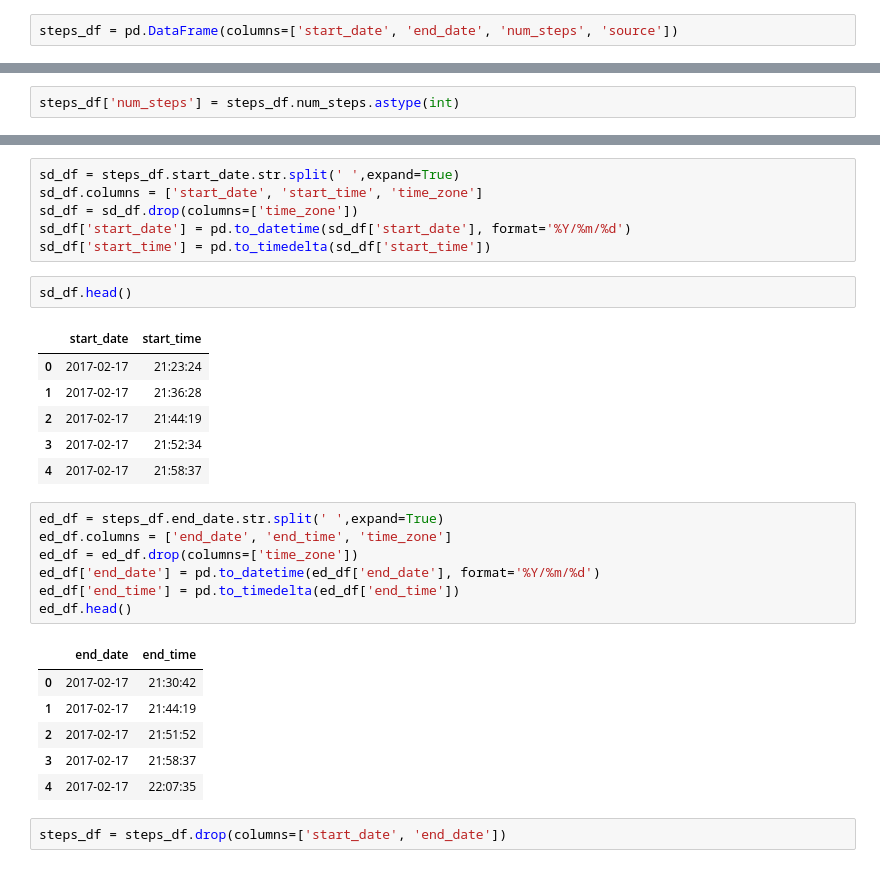
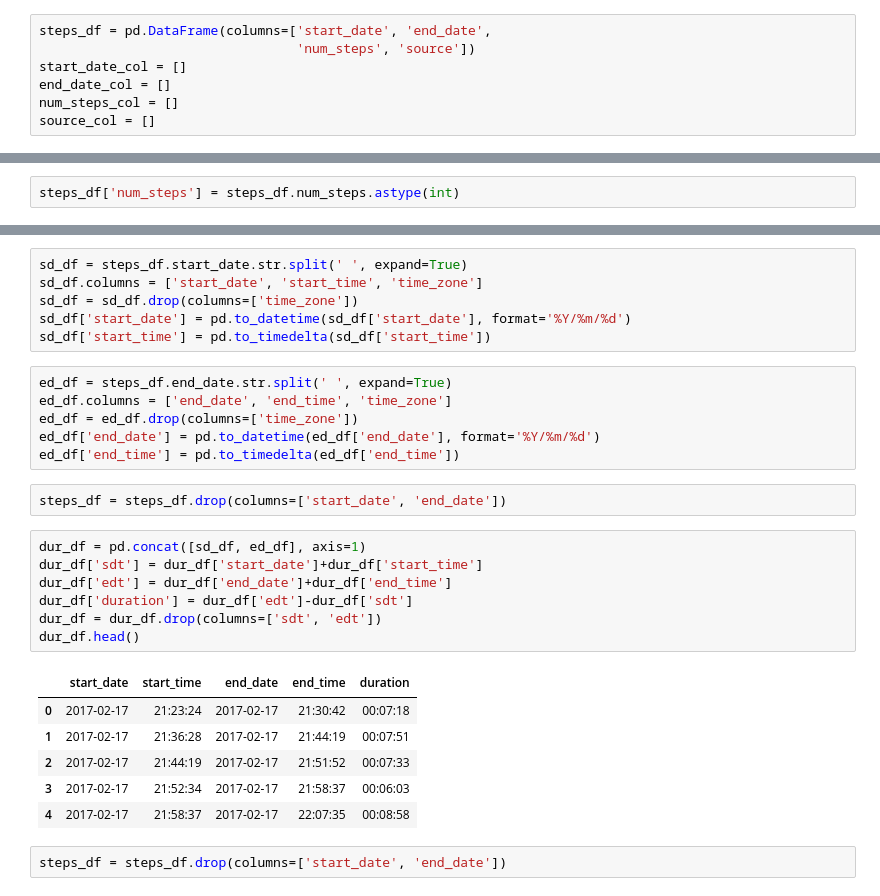
Before and after one commit to Data-is-life/Steps_Analysis, a Jupyter notebook: Steps_analysis.ipynb, the cells around one changed output, grey strips where cells are left out. Drawn from its saved outputs; the diff is of its cells as text.

```diff
--- a/Steps_analysis.ipynb
+++ b/Steps_analysis.ipynb
@@ -8,5 +9,10 @@ import ast
 # %%
-steps_df = pd.DataFrame(columns=['start_date', 'end_date', 'num_steps', 'source'])
+steps_df = pd.DataFrame(columns=['start_date', 'end_date',
+                                 'num_steps', 'source'])
+start_date_col = []
+end_date_col = []
+num_steps_col = []
+source_col = []
 # %%
 with open('./data/export.xml') as fp:
     soup = BeautifulSoup(fp, 'lxml-xml')
@@ -65,32 +33,31 @@ steps_df.head(20)
 # %%
-sd_df = steps_df.start_date.str.split(' ',expand=True)
+sd_df = steps_df.start_date.str.split(' ', expand=True)
 sd_df.columns = ['start_date', 'start_time', 'time_zone']
 sd_df = sd_df.drop(columns=['time_zone'])
 sd_df['start_date'] = pd.to_datetime(sd_df['start_date'], format='%Y/%m/%d')
 sd_df['start_time'] = pd.to_timedelta(sd_df['start_time'])
-# %%
-sd_df.head()
-# %% [output]
-|  | start_date | start_time |
-| 0 | 2017-02-17 | 21:23:24 |
-| 1 | 2017-02-17 | 21:36:28 |
-| 2 | 2017-02-17 | 21:44:19 |
-| 3 | 2017-02-17 | 21:52:34 |
-| 4 | 2017-02-17 | 21:58:37 |
 # %%
-ed_df = steps_df.end_date.str.split(' ',expand=True)
+ed_df = steps_df.end_date.str.split(' ', expand=True)
 ed_df.columns = ['end_date', 'end_time', 'time_zone']
 ed_df = ed_df.drop(columns=['time_zone'])
 ed_df['end_date'] = pd.to_datetime(ed_df['end_date'], format='%Y/%m/%d')
 ed_df['end_time'] = pd.to_timedelta(ed_df['end_time'])
-ed_df.head()
-# %% [output]
-|  | end_date | end_time |
-| 0 | 2017-02-17 | 21:30:42 |
-| 1 | 2017-02-17 | 21:44:19 |
-| 2 | 2017-02-17 | 21:51:52 |
-| 3 | 2017-02-17 | 21:58:37 |
-| 4 | 2017-02-17 | 22:07:35 |
 # %%
 steps_df = steps_df.drop(columns=['start_date', 'end_date'])
+# %%
+dur_df = pd.concat([sd_df, ed_df], axis=1)
+dur_df['sdt'] = dur_df['start_date']+dur_df['start_time']
+dur_df['edt'] = dur_df['end_date']+dur_df['end_time']
+dur_df['duration'] = dur_df['edt']-dur_df['sdt']
+dur_df = dur_df.drop(columns=['sdt', 'edt'])
+dur_df.head()
+# %% [output]
+|  | start_date | start_time | end_date | end_time | duration |
+| 0 | 2017-02-17 | 21:23:24 | 2017-02-17 | 21:30:42 | 00:07:18 |
+| 1 | 2017-02-17 | 21:36:28 | 2017-02-17 | 21:44:19 | 00:07:51 |
+| 2 | 2017-02-17 | 21:44:19 | 2017-02-17 | 21:51:52 | 00:07:33 |
+| 3 | 2017-02-17 | 21:52:34 | 2017-02-17 | 21:58:37 | 00:06:03 |
+| 4 | 2017-02-17 | 21:58:37 | 2017-02-17 | 22:07:35 | 00:08:58 |
+# %%
+steps_df = steps_df.drop(columns=['start_date', 'end_date'])
 # %%
```
Also changed, not shown: parts of 18 cells of this notebook.
